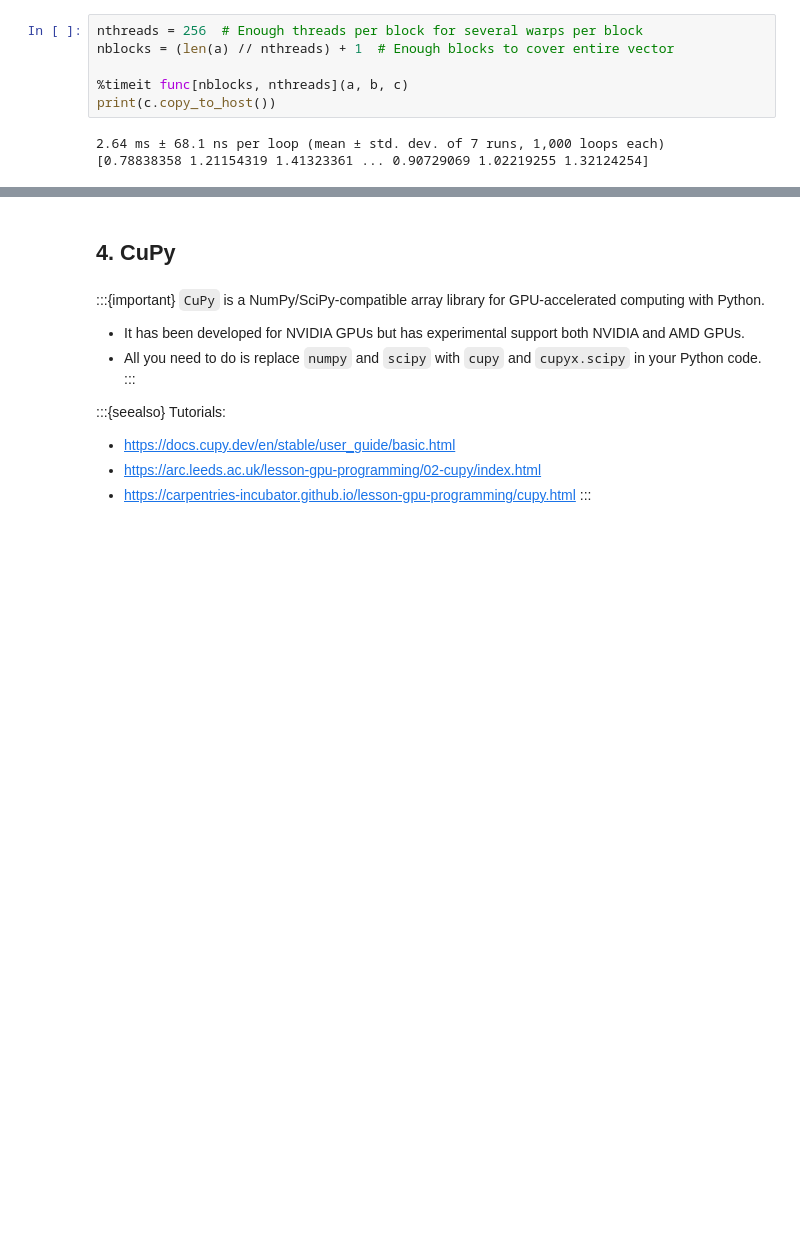
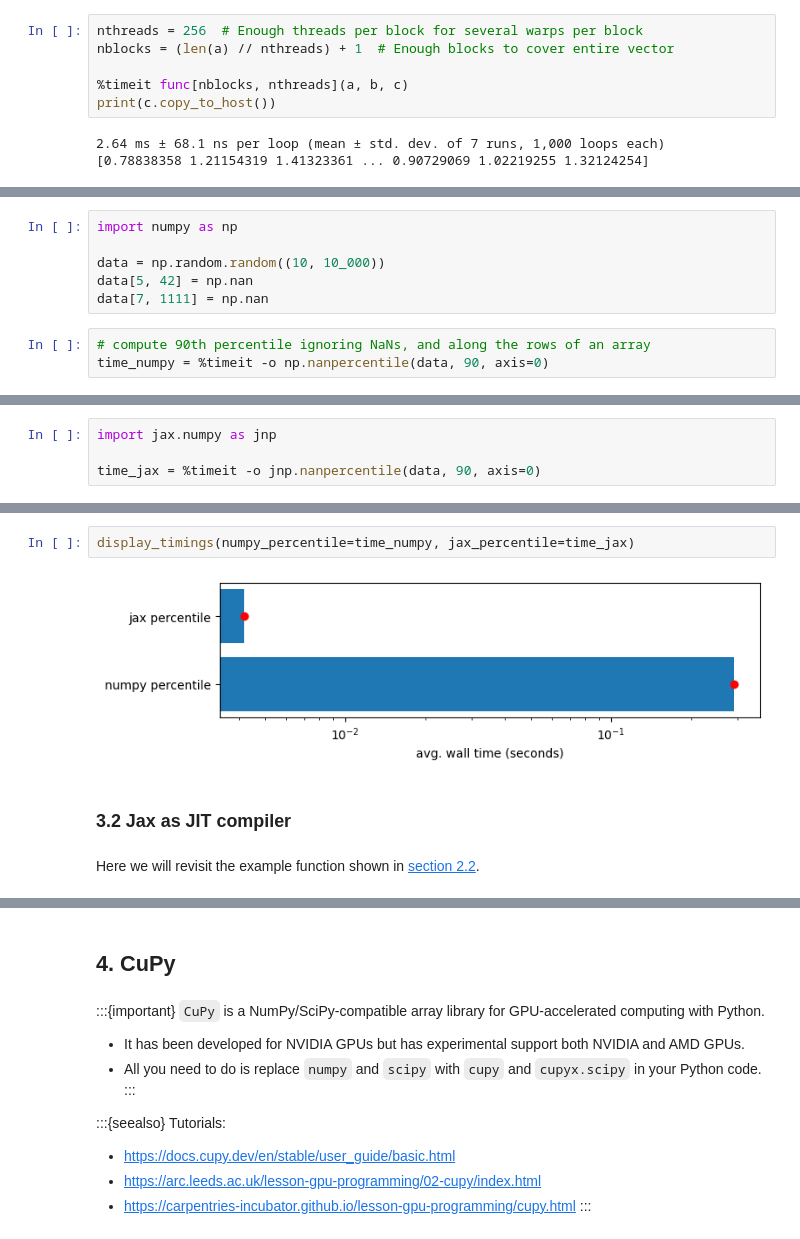
Before and after one commit to ENCCS/webinar_documents, a Jupyter notebook: 2024-oct-24-python/Webinar_Python.ipynb, the cells around one changed output, grey strips where cells are left out. Cells and saved outputs as stored; diff of their text form; blank space fills up the shorter version.

Commit message:
Add Jax section

```diff
--- a/2024-oct-24-python/Webinar_Python.ipynb
+++ b/2024-oct-24-python/Webinar_Python.ipynb
@@ -342,0 +462,9 @@ print(c.copy_to_host())
+# %%
+import numpy as np
+
+data = np.random.random((10, 10_000))
+data[5, 42] = np.nan
+data[7, 1111] = np.nan
+# %%
+# compute 90th percentile ignoring NaNs, and along the rows of an array
+time_numpy = %timeit -o np.nanpercentile(data, 90, axis=0)
@@ -342,0 +473,4 @@ print(c.copy_to_host())
+# %%
+import jax.numpy as jnp
+
+time_jax = %timeit -o jnp.nanpercentile(data, 90, axis=0)
@@ -342,0 +479,8 @@ print(c.copy_to_host())
+# %%
+display_timings(numpy_percentile=time_numpy, jax_percentile=time_jax)
+# %% [output]
+[figure, added]
+# %% [markdown]
+### 3.2 Jax as JIT compiler
+# %% [markdown]
+Here we will revisit the example function shown in [section 2.2](#id-2-2-ufunc-and-gufunc).
```
Also changed, not shown: parts of 62 cells of this notebook, 2 other files.
